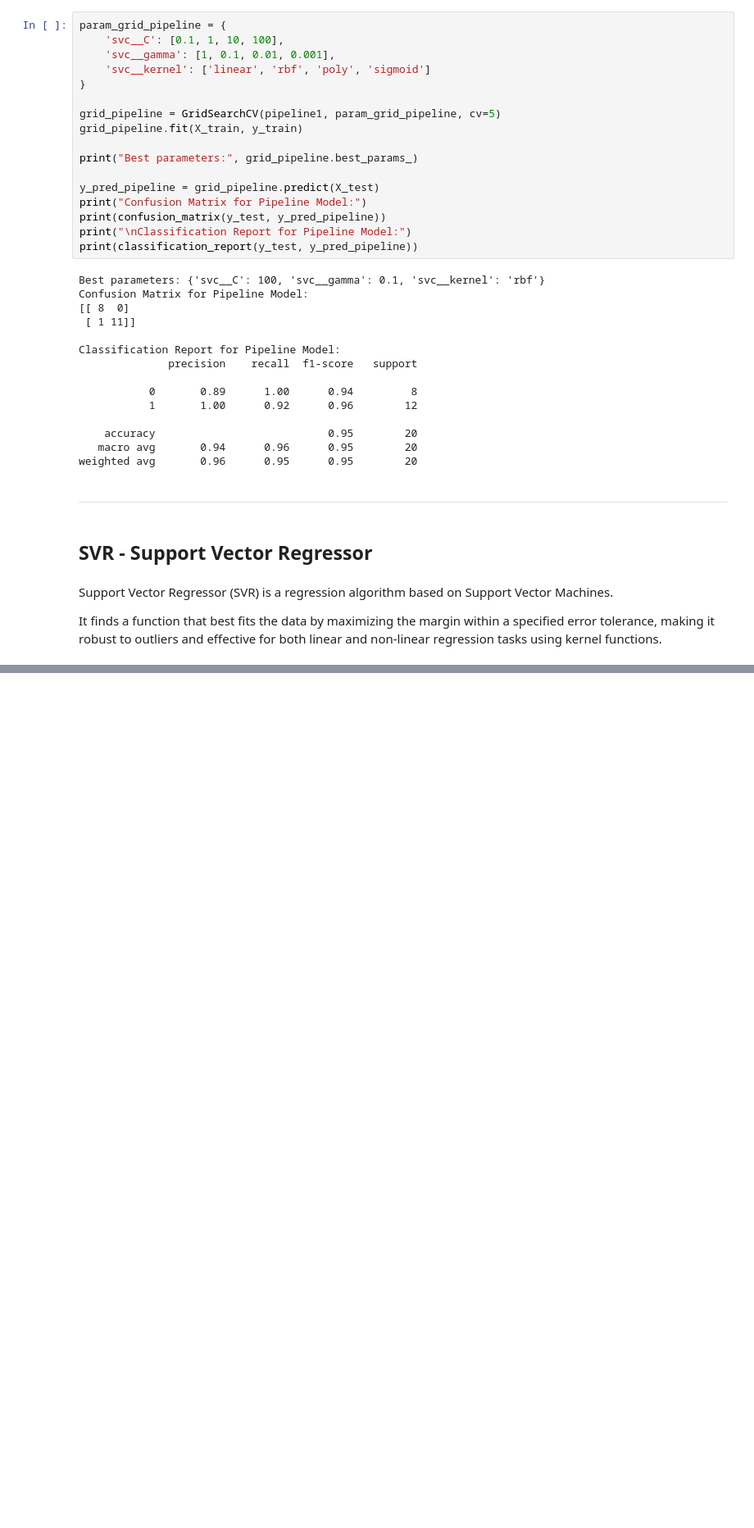
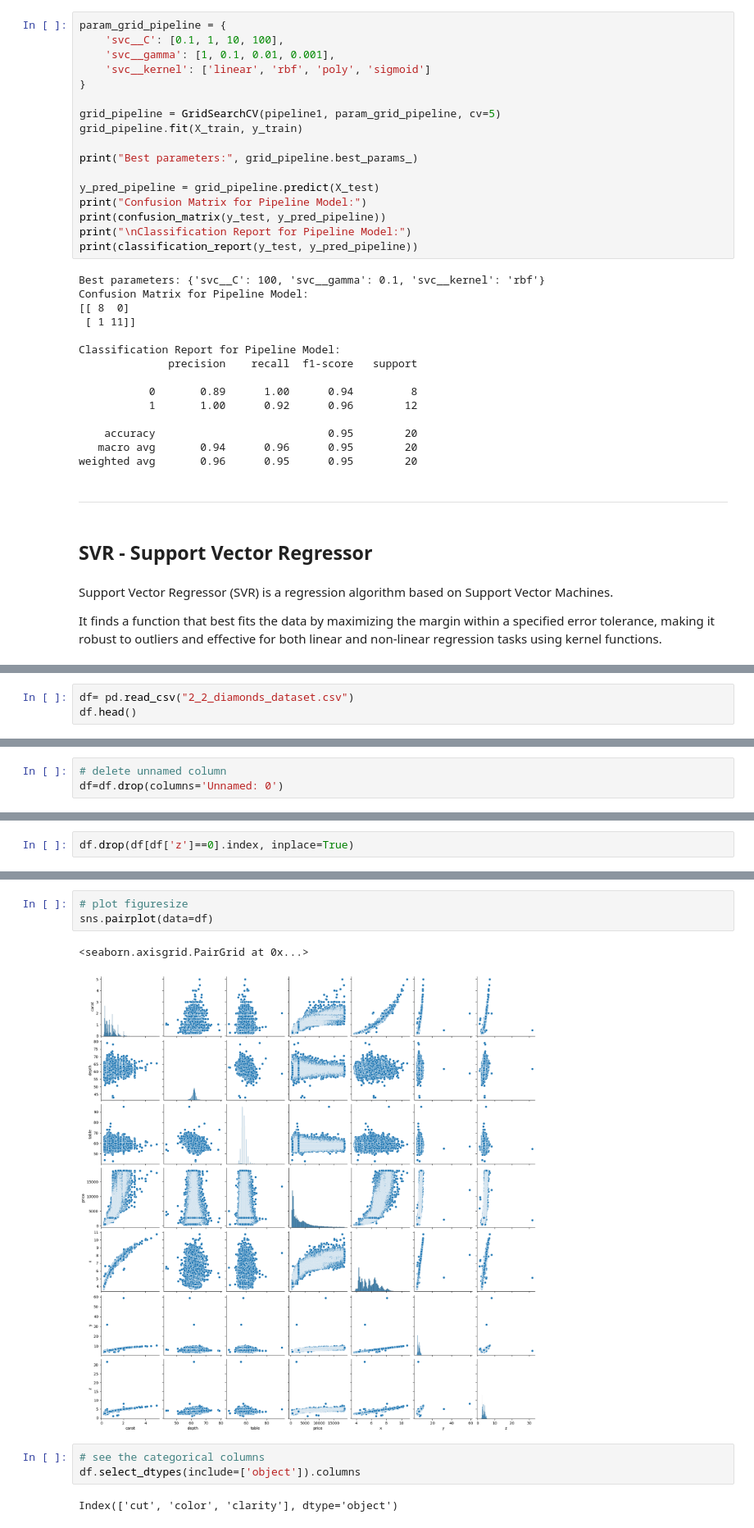
Before and after one commit to gurayarik/MIS447, a Jupyter notebook: 2-classification/2_2_SVM_notebook.ipynb, the cells around one changed output, grey strips where cells are left out. Shown at 82% size. Drawn from its saved outputs; the diff is of its cells as text; blank space fills up the shorter version.

```diff
--- a/2-classification/2_2_SVM_notebook.ipynb
+++ b/2-classification/2_2_SVM_notebook.ipynb
@@ -360,0 +372,3 @@ It finds a function that best fits the data by maximizing the margin within a sp
+# %%
+df= pd.read_csv("2_2_diamonds_dataset.csv")
+df.head()
@@ -360,0 +382,3 @@ It finds a function that best fits the data by maximizing the margin within a sp
+# %%
+# delete unnamed column
+df=df.drop(columns='Unnamed: 0')
@@ -360,0 +466,2 @@ It finds a function that best fits the data by maximizing the margin within a sp
+# %%
+df.drop(df[df['z']==0].index, inplace=True)
@@ -360,0 +484,11 @@ It finds a function that best fits the data by maximizing the margin within a sp
+# %%
+# plot figuresize
+sns.pairplot(data=df)
+# %% [output]
+<seaborn.axisgrid.PairGrid at 0x...>
+[figure, added]
+# %%
+# see the categorical columns
+df.select_dtypes(include=['object']).columns
+# %% [output]
+Index(['cut', 'color', 'clarity'], dtype='object')
```
Also changed, not shown: parts of 31 cells of this notebook.
